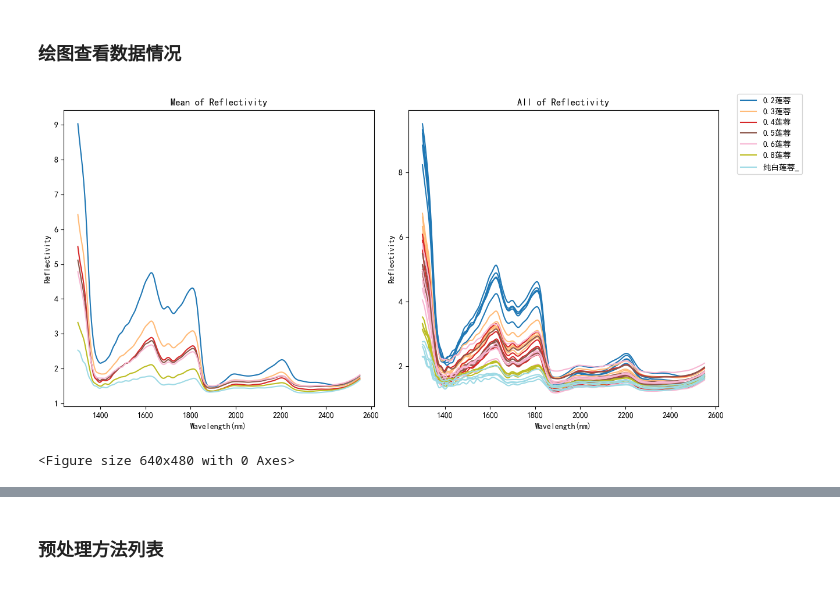
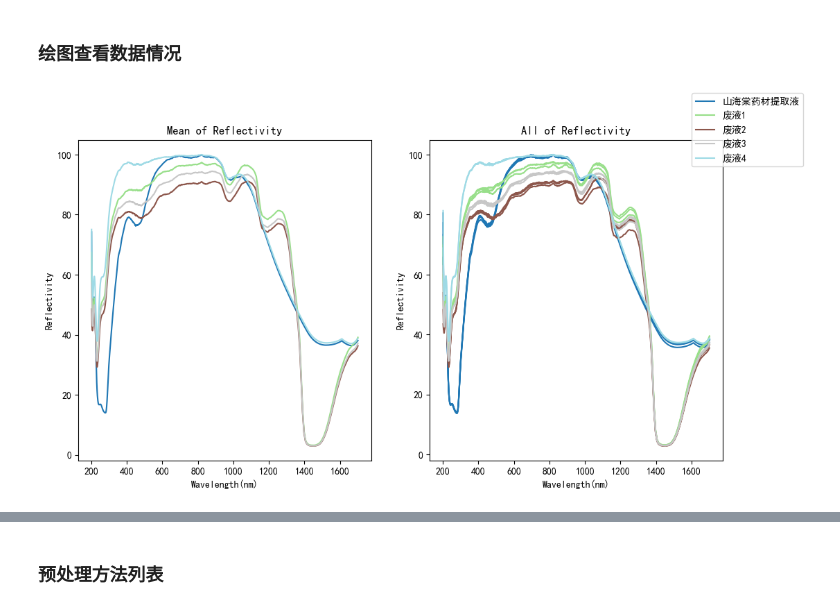
Before and after one commit to zwb-2023/Spectrum_analyse, a Jupyter notebook: 光谱数据分析模板.ipynb, the cells around one changed output, grey strips where cells are left out. Cells and saved outputs as stored; diff of their text form; code cells hidden in the pictures.

```diff
--- a/光谱数据分析模板.ipynb
+++ b/光谱数据分析模板.ipynb
@@ -3,27 +3,24 @@
 # %%
 import pandas as pd
 import numpy as np
-df = pd.read_csv(rf'I:\experiment_data\莲蓉混合\Spectrum_analyse\莲蓉黄豌豆蓉混合.csv' , index_col = 0)
+df = pd.read_excel(rf'废液与提取液.xlsx' , index_col = 0)
 labels = df.index.values
 
 spectrum = df.values
 spectrum = spectrum
 wave = [float(i) for i in df.columns.values]
 wave = wave
-# %%
-labels = [i[:5] for i in df.index.values]
 # %% [markdown]
 ### 绘图查看数据情况
 # %%
 import importlib
 import SpectrumAnalyse  # 导入模块
 importlib.reload(SpectrumAnalyse)
 # 导入需要的函数
 from SpectrumAnalyse import plot_duplicate_data_both, split_data
 import matplotlib.pyplot as plt
 
 category,  split_datas = split_data(labels , spectrum)
-plot_duplicate_data_both(category,  split_datas , wave)
+plot_duplicate_data_both(category,  split_datas , wave  , save=True)
 # %% [output]
-[figure, old version]
+[figure, new version]
-<Figure size 640x480 with 0 Axes>
```
Also changed, not shown: parts of 6 cells of this notebook, 1 other file.
